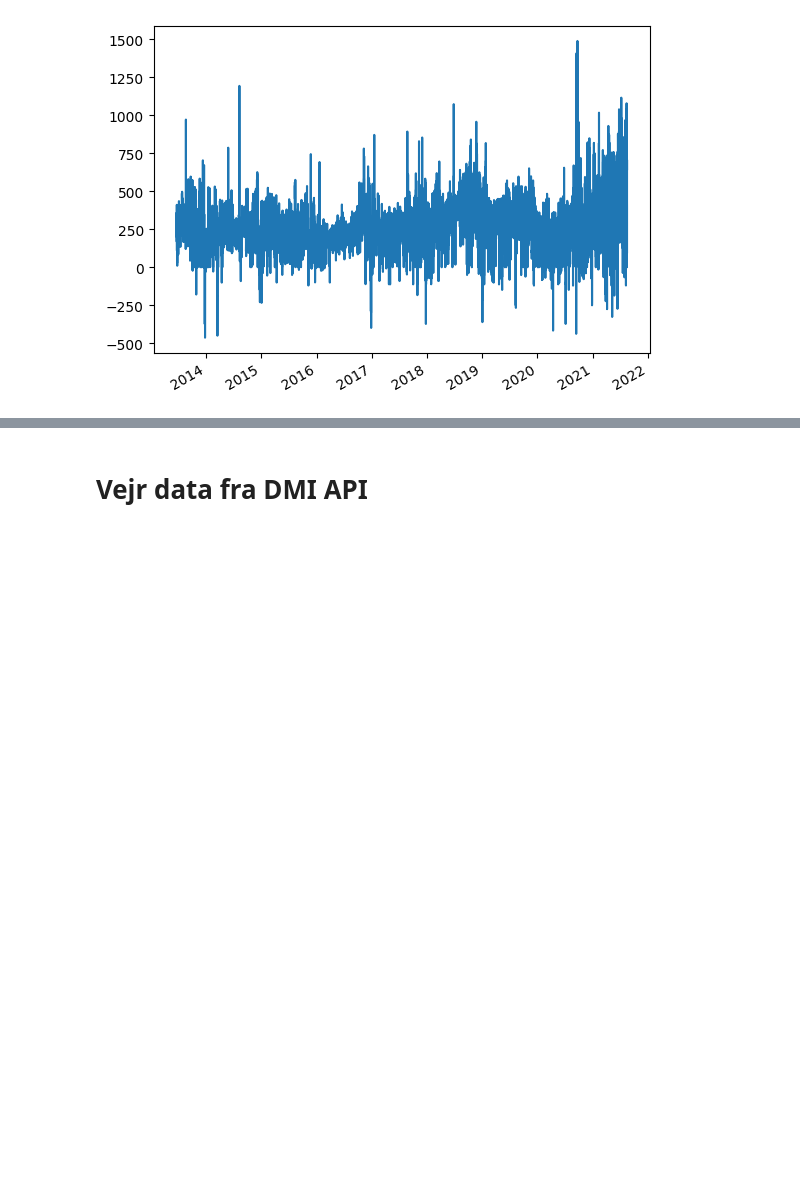
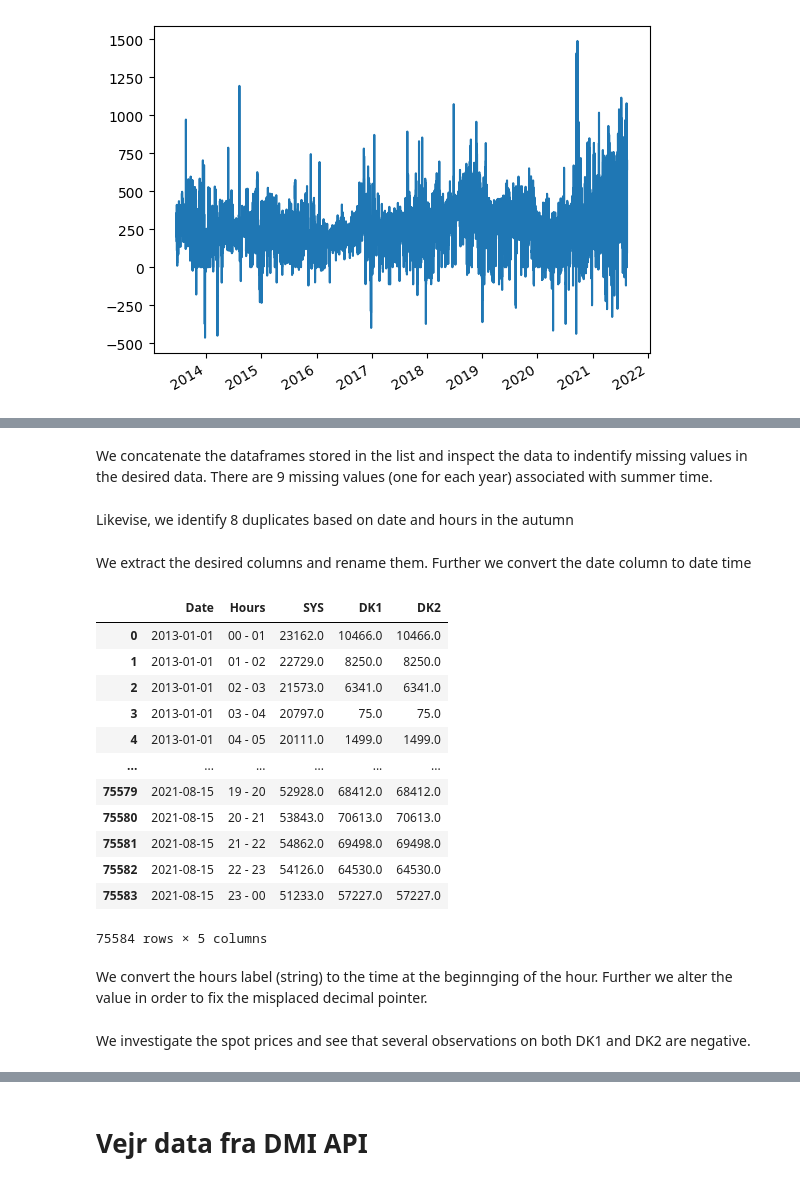
Before and after one commit to sjhpol/ISDS_arbejde, a Jupyter notebook: Exam/exam_project.ipynb, the cells around one changed output, grey strips where cells are left out. Saved outputs shown, nothing was run; the diff lists cells and outputs as text; code cells hidden in the pictures; blank space fills up the shorter version.

```diff
--- a/Exam/exam_project.ipynb
+++ b/Exam/exam_project.ipynb
@@ -79,0 +95,4 @@ nordpool_df['DK1'][4000:].plot()
+# %%
+url = "https://www.nordpoolgroup.com/api/downloads/4675"
+page = requests.get(url).json()
+page.keys()
@@ -79,0 +103,6 @@ nordpool_df['DK1'][4000:].plot()
+# %%
+hourly = [i for i in page["Files"] if i["Resolution"] == "Hourly"]
+Categories = [i for i in hourly if i["Categories"] == ["Elspot Prices"]]
+DKK = [i for i in Categories if i["Name"].endswith("DKK")]
+URLS = ["https://www.nordpoolgroup.com"+i["Url"] for i in DKK]
+URLS
@@ -79,0 +121,10 @@ nordpool_df['DK1'][4000:].plot()
+# %%
+df_power = [pd.read_html(i)[0].droplevel(level = 0, axis = 1).droplevel(level = 0, axis = 1) for i in URLS]
+df_power[-1] = df_power[-1].droplevel(level = 0, axis = 1).rename(columns = {"Unnamed: 0_level_3": "Unnamed: 0_level_2"})
+# %% [markdown]
+We concatenate the dataframes stored in the list and inspect the data to indentify missing values in the desired data. There are 9 missing values (one for each year) associated with summer time.
+# %%
+df_prices = pd.concat(df_power)
+# df_prices[pd.isna(df_prices["DK1"])]
+# %% [markdown]
+Likevise, we identify 8 duplicates based on date and hours in the autumn
@@ -79,0 +133,23 @@ nordpool_df['DK1'][4000:].plot()
+# %% [markdown]
+We extract the desired columns and rename them. Further we convert the date column to date time
+# %%
+cols = ["Unnamed: 0_level_2", "Hours", "SYS", "DK1", "DK2"]
+df_DK = df_prices[cols].rename(columns = {"Unnamed: 0_level_2": "Date"})
+df_DK["Date"] = pd.to_datetime(df_DK["Date"])
+df_DK.reset_index(drop=True)
+# %% [output]
+|  | Date | Hours | SYS | DK1 | DK2 |
+| 0 | 2013-01-01 | 00 - 01 | 23162.0 | 10466.0 | 10466.0 |
+| 1 | 2013-01-01 | 01 - 02 | 22729.0 | 8250.0 | 8250.0 |
+| 2 | 2013-01-01 | 02 - 03 | 21573.0 | 6341.0 | 6341.0 |
+| 3 | 2013-01-01 | 03 - 04 | 20797.0 | 75.0 | 75.0 |
+| 4 | 2013-01-01 | 04 - 05 | 20111.0 | 1499.0 | 1499.0 |
+| ... | ... | ... | ... | ... | ... |
+| 75579 | 2021-08-15 | 19 - 20 | 52928.0 | 68412.0 | 68412.0 |
+| 75580 | 2021-08-15 | 20 - 21 | 53843.0 | 70613.0 | 70613.0 |
+| 75581 | 2021-08-15 | 21 - 22 | 54862.0 | 69498.0 | 69498.0 |
+| 75582 | 2021-08-15 | 22 - 23 | 54126.0 | 64530.0 | 64530.0 |
+| 75583 | 2021-08-15 | 23 - 00 | 51233.0 | 57227.0 | 57227.0 |
+75584 rows × 5 columns
+# %% [markdown]
+We convert the hours label (string) to the time at the beginnging of the hour. Further we alter the value in order to fix the misplaced decimal pointer.
@@ -79,0 +160,2 @@ nordpool_df['DK1'][4000:].plot()
+# %% [markdown]
+We investigate the spot prices and see that several observations on both DK1 and DK2 are negative.
```
Also changed, not shown: parts of 28 cells of this notebook.
